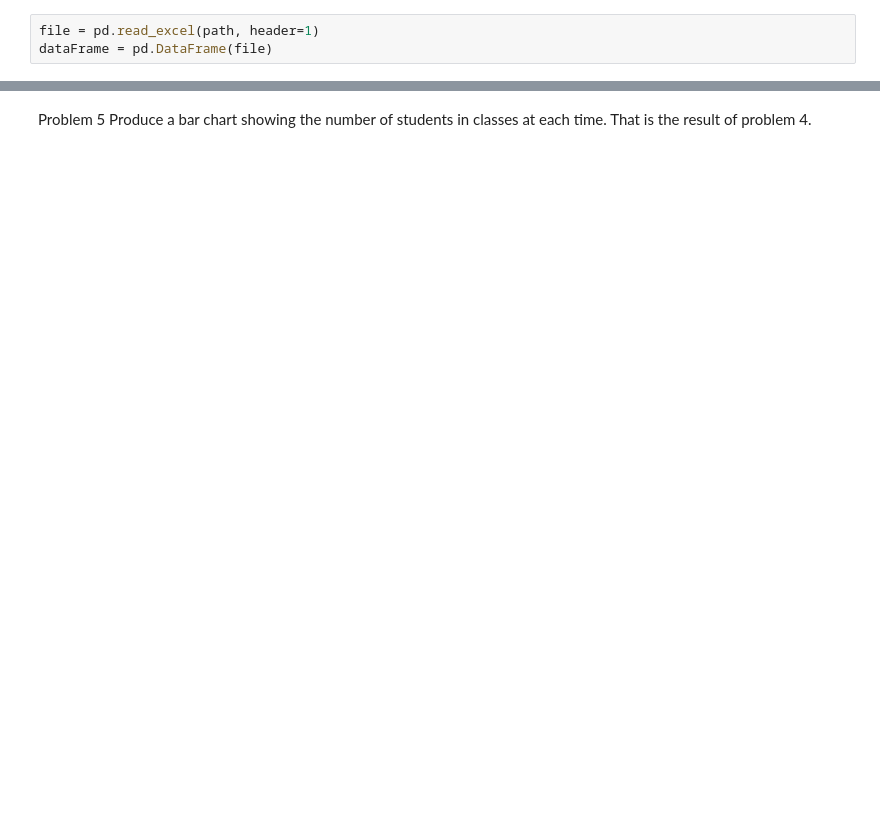
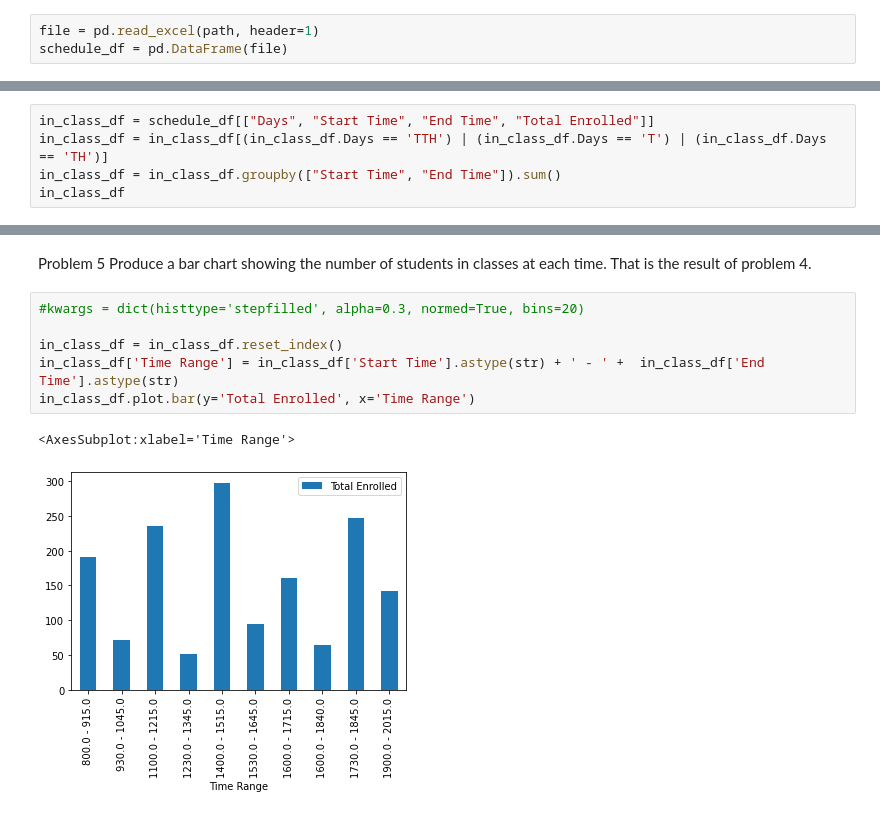
Before and after one commit to SkittyWitty/BigData_Scheduling, a Jupyter notebook: SDSU Class Scheduling.ipynb, the cells around one changed output, grey strips where cells are left out. Drawn from its saved outputs; the diff is of its cells as text; blank space fills up the shorter version.

Commit message:
Taking a stab at plotting a bar graph.

```diff
--- a/SDSU Class Scheduling.ipynb
+++ b/SDSU Class Scheduling.ipynb
@@ -11,7 +11,7 @@ Automatic pdb calling has been turned ON
 Hi, My name is Min-slice
 # %%
 file = pd.read_excel(path, header=1)
-dataFrame = pd.DataFrame(file)
+schedule_df = pd.DataFrame(file)
 # %% [markdown]
 Problem 1
 The on-line schedule makes it hard to see when classes are offered. So produce a table (or
@@ -85,0 +85,5 @@ in all the classed at that time.
+# %%
+in_class_df = schedule_df[["Days", "Start Time", "End Time", "Total Enrolled"]]
+in_class_df = in_class_df[(in_class_df.Days == 'TTH') | (in_class_df.Days == 'T') | (in_class_df.Days == 'TH')]
+in_class_df = in_class_df.groupby(["Start Time", "End Time"]).sum()
+in_class_df
@@ -87,3 +104,12 @@ in all the classed at that time.
 Problem 5
 Produce a bar chart showing the number of students in classes at each time. That is the
 result of problem 4.
+# %%
+#kwargs = dict(histtype='stepfilled', alpha=0.3, normed=True, bins=20)
+
+in_class_df = in_class_df.reset_index()
+in_class_df['Time Range'] = in_class_df['Start Time'].astype(str) + ' - ' +  in_class_df['End Time'].astype(str)
+in_class_df.plot.bar(y='Total Enrolled', x='Time Range')
+# %% [output]
+<AxesSubplot:xlabel='Time Range'>
+[figure, added]
```
Also changed, not shown: parts of 4 cells of this notebook.
